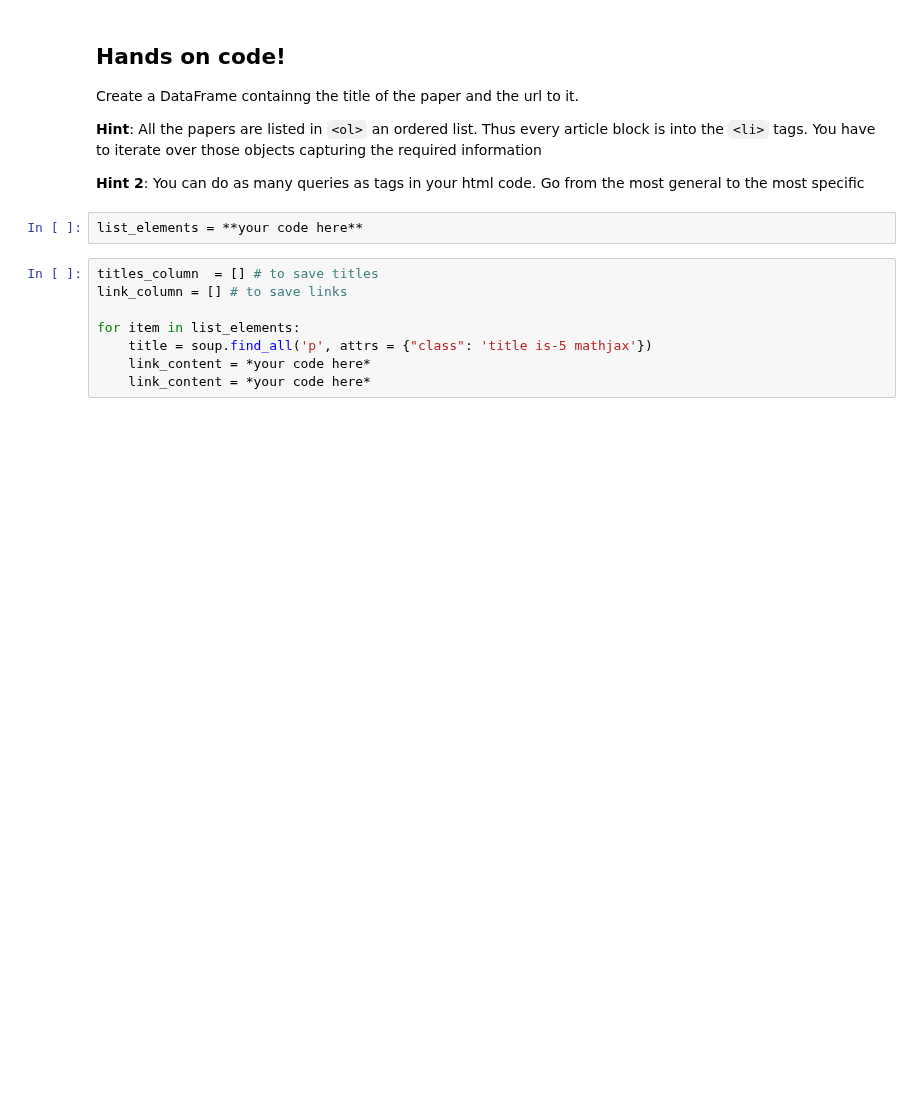
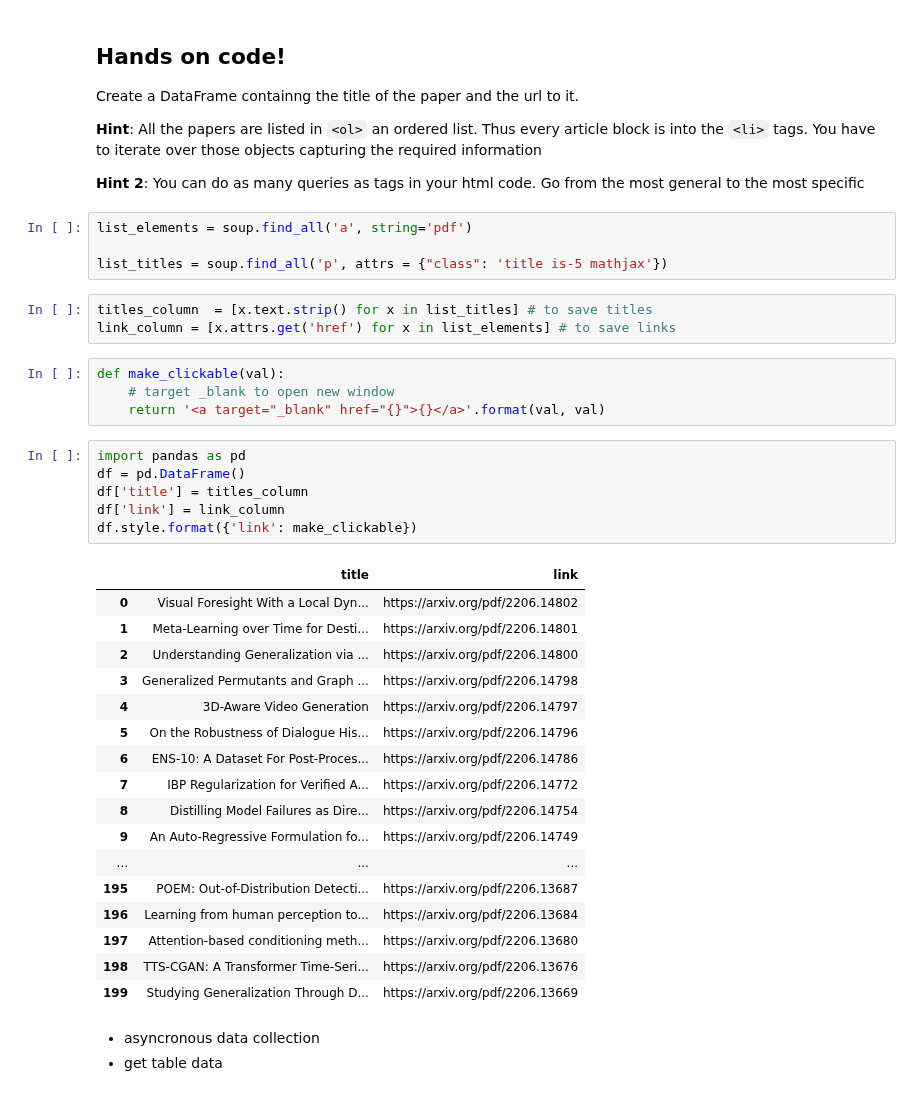
Before and after one commit to cridonoso/IntroToDataScience, a Jupyter notebook: 3.web_scaprring.ipynb, the cells around one changed output. Saved outputs shown, nothing was run; the diff lists cells and outputs as text; blank space fills up the shorter version.

```diff
--- a/3.web_scaprring.ipynb
+++ b/3.web_scaprring.ipynb
@@ -98,12 +100,40 @@ Create a DataFrame containng the title of the paper and the url to it.
 
 **Hint 2**: You can do as many queries as tags in your html code. Go from the most general to the most specific
 # %%
-list_elements = **your code here**
+list_elements = soup.find_all('a', string='pdf')
+
+list_titles = soup.find_all('p', attrs = {"class": 'title is-5 mathjax'})
 # %%
-titles_column  = [] # to save titles
-link_column = [] # to save links
-
-for item in list_elements:
-    title = soup.find_all('p', attrs = {"class": 'title is-5 mathjax'})
-    link_content = *your code here*
-    link_content = *your code here*
+titles_column  = [x.text.strip() for x in list_titles] # to save titles
+link_column = [x.attrs.get('href') for x in list_elements] # to save links
+# %%
+def make_clickable(val):
+    # target _blank to open new window
+    return '<a target="_blank" href="{}">{}</a>'.format(val, val)
+# %%
+import pandas as pd
+df = pd.DataFrame()
+df['title'] = titles_column
+df['link'] = link_column
+df.style.format({'link': make_clickable})
+# %% [output]
+|  | title | link |
+| 0 | Visual Foresight With a Local Dyn... | https://arxiv.org/pdf/2206.14802 |
+| 1 | Meta-Learning over Time for Desti... | https://arxiv.org/pdf/2206.14801 |
+| 2 | Understanding Generalization via ... | https://arxiv.org/pdf/2206.14800 |
+| 3 | Generalized Permutants and Graph ... | https://arxiv.org/pdf/2206.14798 |
+| 4 | 3D-Aware Video Generation | https://arxiv.org/pdf/2206.14797 |
+| 5 | On the Robustness of Dialogue His... | https://arxiv.org/pdf/2206.14796 |
+| 6 | ENS-10: A Dataset For Post-Proces... | https://arxiv.org/pdf/2206.14786 |
+| 7 | IBP Regularization for Verified A... | https://arxiv.org/pdf/2206.14772 |
+| 8 | Distilling Model Failures as Dire... | https://arxiv.org/pdf/2206.14754 |
+| 9 | An Auto-Regressive Formulation fo... | https://arxiv.org/pdf/2206.14749 |
+| ... | ... | ... |
+| 195 | POEM: Out-of-Distribution Detecti... | https://arxiv.org/pdf/2206.13687 |
+| 196 | Learning from human perception to... | https://arxiv.org/pdf/2206.13684 |
+| 197 | Attention-based conditioning meth... | https://arxiv.org/pdf/2206.13680 |
+| 198 | TTS-CGAN: A Transformer Time-Seri... | https://arxiv.org/pdf/2206.13676 |
+| 199 | Studying Generalization Through D... | https://arxiv.org/pdf/2206.13669 |
+# %% [markdown]
+- asyncronous data collection
+- get table data
```
Also changed, not shown: parts of 4 cells of this notebook.
